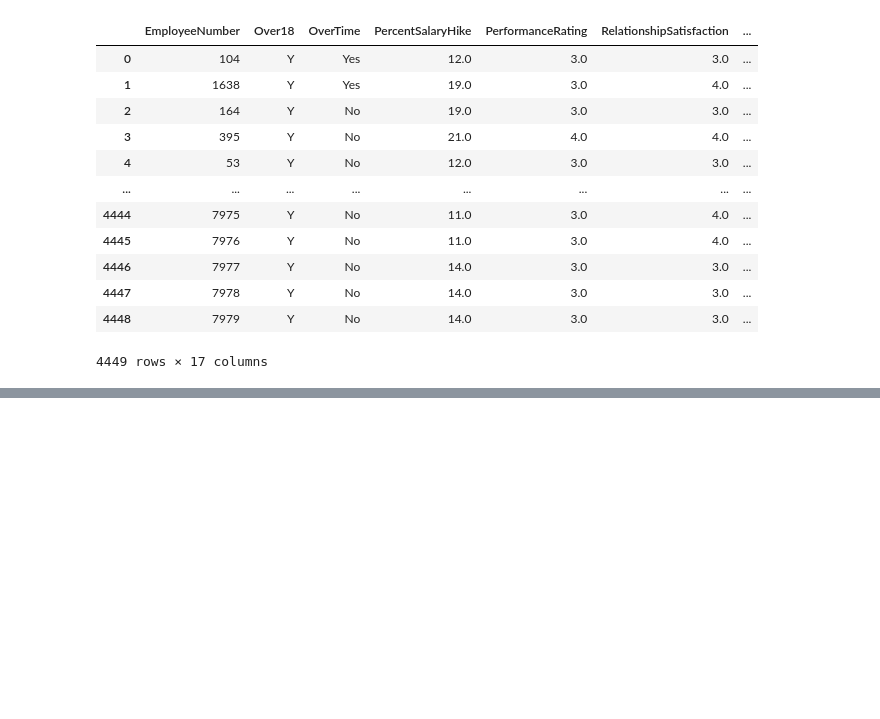
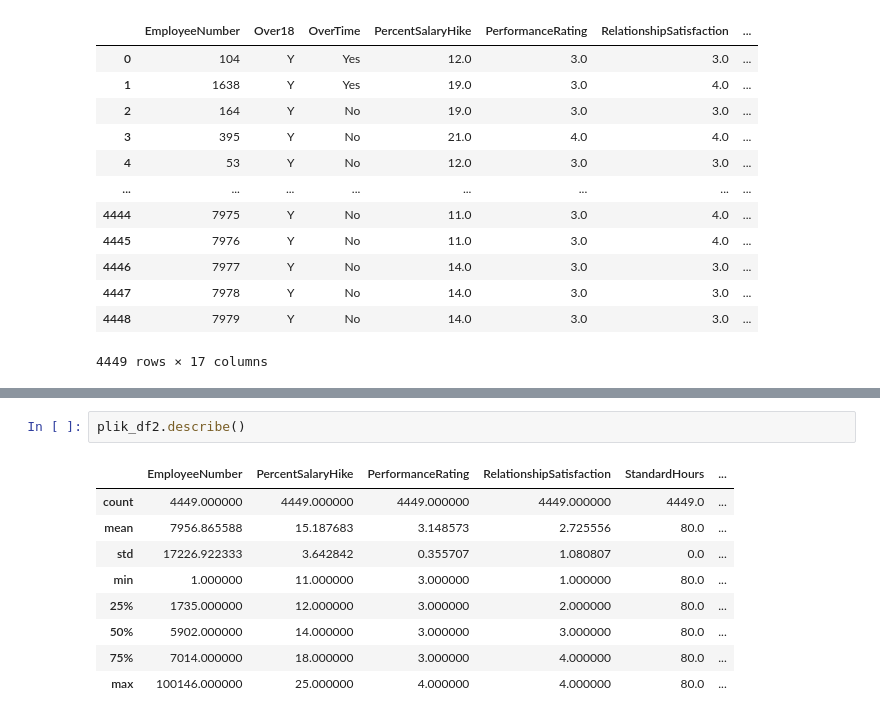
Before and after one commit to jumikao/Personal_Income_Analysis_ver2, a Jupyter notebook: ProjektKlasyfikacjaMARTA.ipynb, the cells around one changed output, grey strips where cells are left out. Drawn from its saved outputs; the diff is of its cells as text; blank space fills up the shorter version.

```diff
--- a/ProjektKlasyfikacjaMARTA.ipynb
+++ b/ProjektKlasyfikacjaMARTA.ipynb
@@ -80,0 +92,12 @@ plik_sample
+# %%
+plik_df2.describe()
+# %% [output]
+|  | EmployeeNumber | PercentSalaryHike | PerformanceRating | RelationshipSatisfaction | StandardHours | ... |
+| count | 4449.000000 | 4449.000000 | 4449.000000 | 4449.000000 | 4449.0 | ... |
+| mean | 7956.865588 | 15.187683 | 3.148573 | 2.725556 | 80.0 | ... |
+| std | 17226.922333 | 3.642842 | 0.355707 | 1.080807 | 0.0 | ... |
+| min | 1.000000 | 11.000000 | 3.000000 | 1.000000 | 80.0 | ... |
+| 25% | 1735.000000 | 12.000000 | 3.000000 | 2.000000 | 80.0 | ... |
+| 50% | 5902.000000 | 14.000000 | 3.000000 | 3.000000 | 80.0 | ... |
+| 75% | 7014.000000 | 18.000000 | 3.000000 | 4.000000 | 80.0 | ... |
+| max | 100146.000000 | 25.000000 | 4.000000 | 4.000000 | 80.0 | ... |
```
Also changed, not shown: parts of 8 cells of this notebook.
